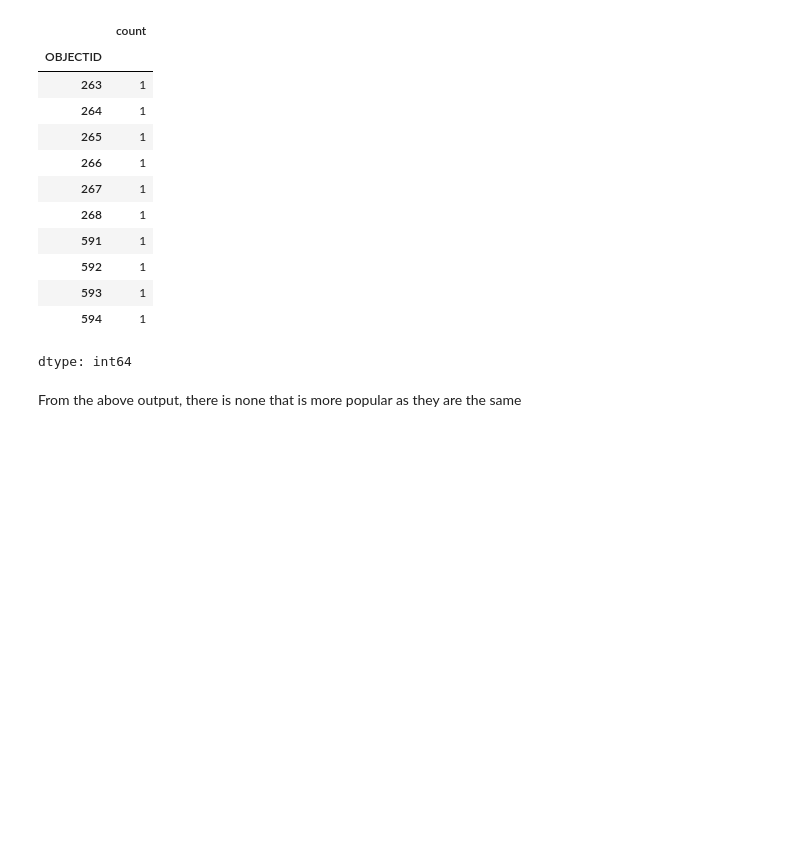
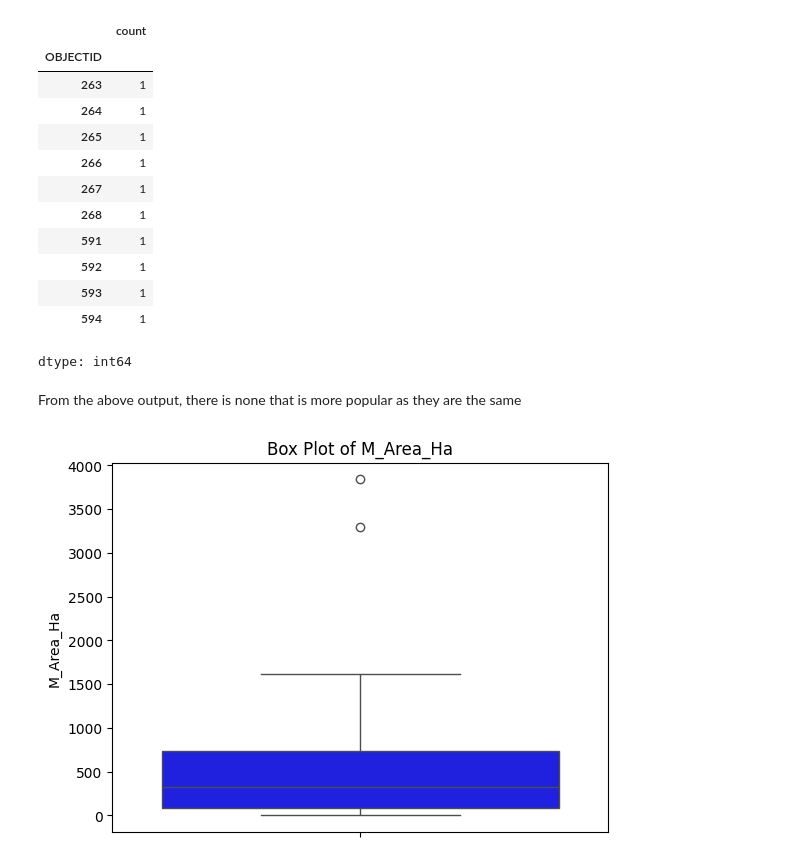
Before and after one commit to Ella244-18/Phase-1-Project-1, a Jupyter notebook: Project2.ipynb, the cells around one changed output. Drawn from its saved outputs; the diff is of its cells as text; code cells hidden in the pictures; blank space fills up the shorter version.

```diff
--- a/Project2.ipynb
+++ b/Project2.ipynb
@@ -366,3 +366,10 @@ df['OBJECTID'].value_counts().head(10)
 dtype: int64
 # %% [markdown]
 From the above output, there is none that is more popular as they are the same
+# %%
+# Box plot
+sns.boxplot(data = df['M_Area_Ha'], color='blue')
+plt.title('Box Plot of M_Area_Ha')
+plt.show()
+# %% [output]
+[figure, added]
```
Also changed, not shown: parts of 10 cells of this notebook.
